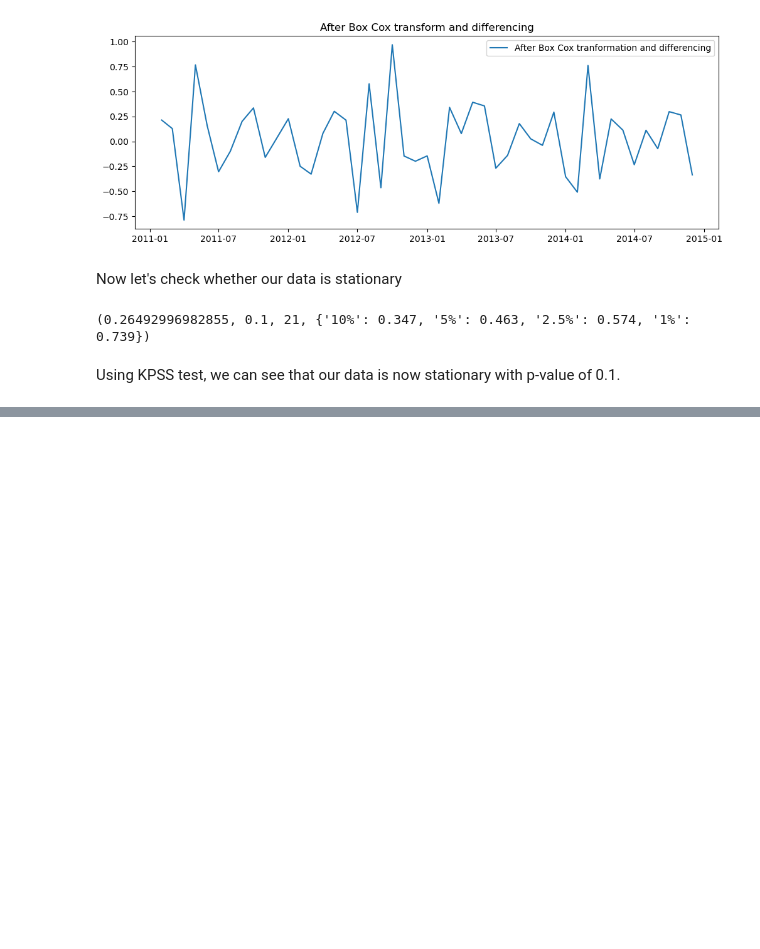
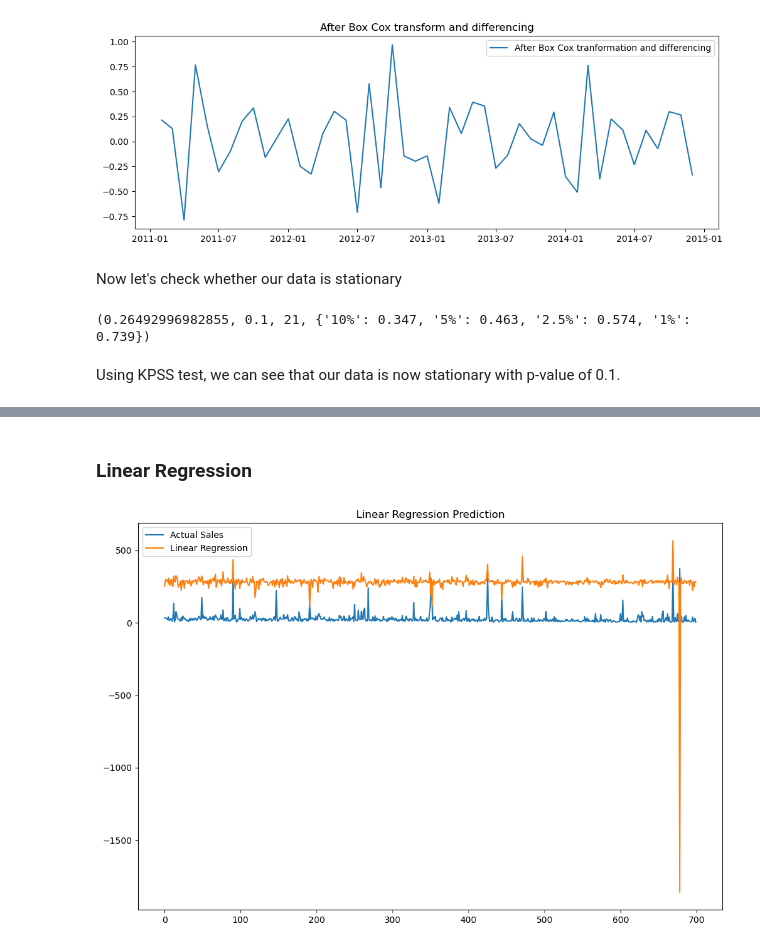
Before and after one commit to rkadey/Time-Series-Analysis, a Jupyter notebook: Global Sales Forecasting/Global Sales Time Series Forecasting.ipynb, the cells around one changed output, grey strips where cells are left out. Saved outputs shown, nothing was run; the diff lists cells and outputs as text; code cells hidden in the pictures; blank space fills up the shorter version.

```diff
--- a/Global Sales Forecasting/Global Sales Time Series Forecasting.ipynb
+++ b/Global Sales Forecasting/Global Sales Time Series Forecasting.ipynb
@@ -567,0 +671,3 @@ Results = pd.DataFrame({
+# %%
+# Split data into Train Test
+X_train, X_test, y_train, y_test = X[:-700], X[-700:], y[:-700], y[-700:]
@@ -567,0 +690,4 @@ Results = pd.DataFrame({
+# %%
+y_test = y_test.reset_index(drop = True)
+# %% [markdown]
+### Linear Regression
@@ -567,0 +696,15 @@ Results = pd.DataFrame({
+# %%
+lin_model = LinearRegression()
+model_lin = lin_model.fit(X_train, y_train)
+# %%
+# Make prediction on X_test
+lin_pred = model_lin.predict(X_test)
+# %%
+plt.figure(figsize=(12,8))
+plt.plot(y_test, label ='Actual Sales')
+plt.plot(lin_pred, label='Linear Regression')
+plt.legend(loc='best')
+plt.title('Linear Regression Prediction')
+plt.show()
+# %% [output]
+[figure, added]
```
Also changed, not shown: parts of 40 cells of this notebook.
